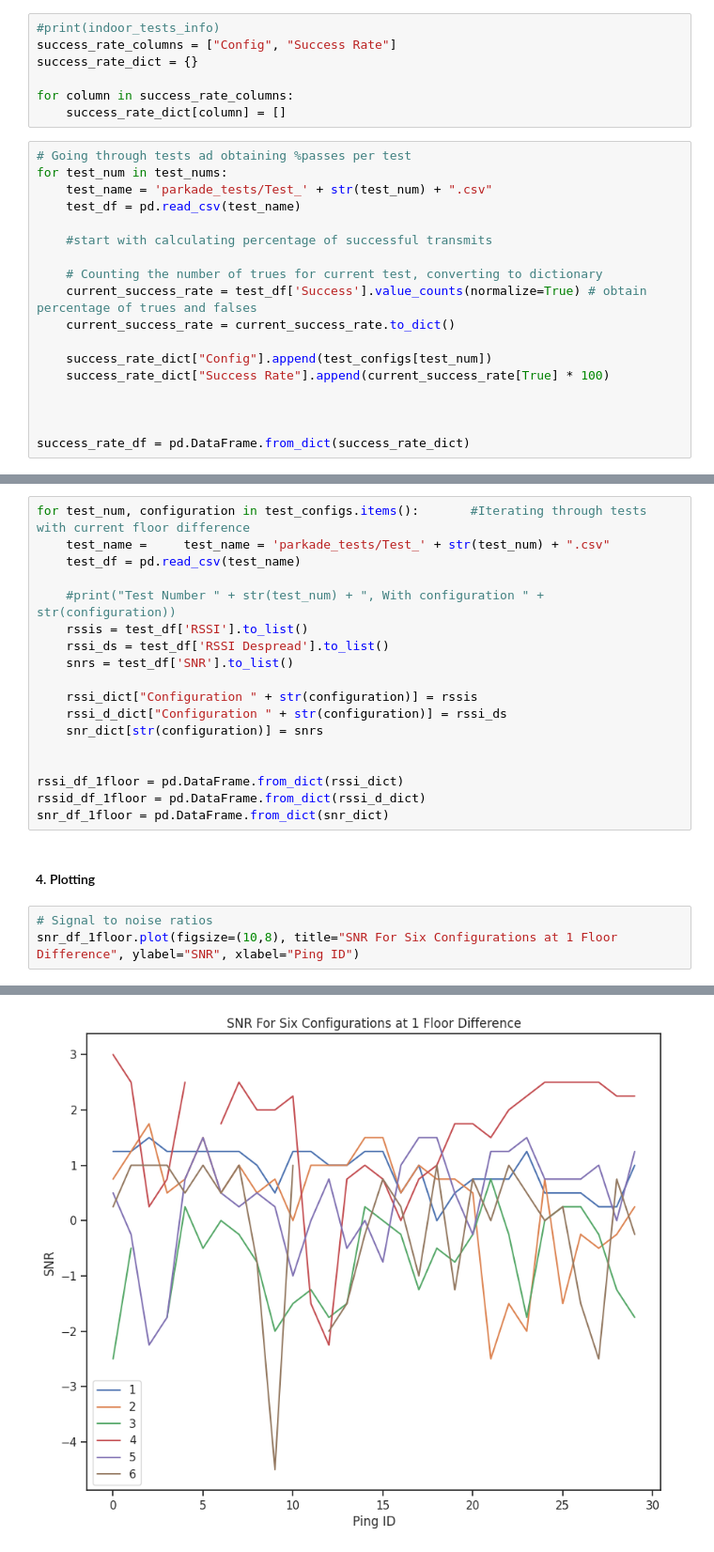
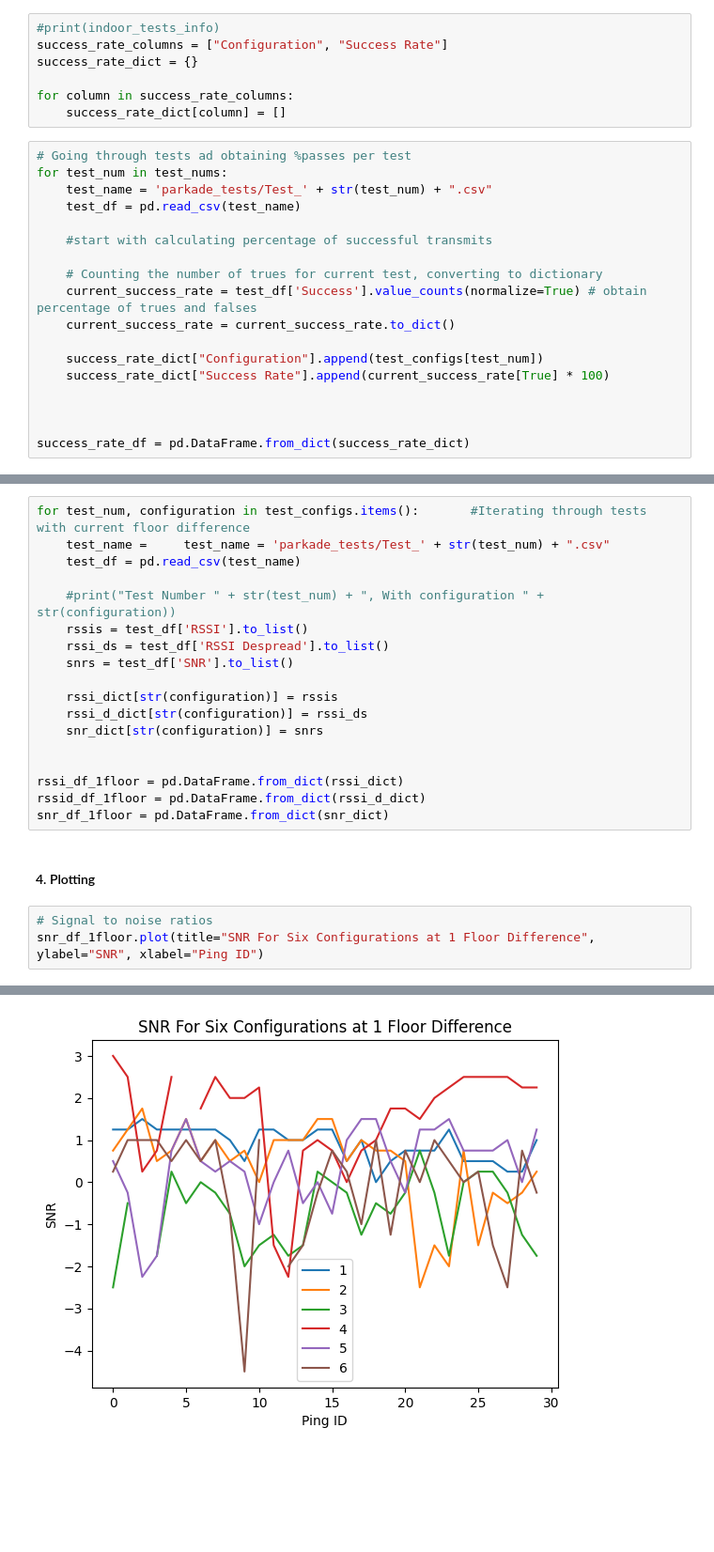
Before and after one commit to marrrk/LoRaDongle, a Jupyter notebook: testing/analyser.ipynb, the cells around one changed output, grey strips where cells are left out. Shown: that part at 94% size. Drawn from its saved outputs; the diff is of its cells as text; blank space fills up the shorter version.

```diff
--- a/testing/analyser.ipynb
+++ b/testing/analyser.ipynb
@@ -270,7 +270,7 @@ print(test_configs)
 Breaking down csvs and creating one dataframe that stores success rate of the six different configs over one floor difference
 # %%
 #print(indoor_tests_info)
-success_rate_columns = ["Config", "Success Rate"]
+success_rate_columns = ["Configuration", "Success Rate"]
 success_rate_dict = {}
 
 for column in success_rate_columns:
@@ -287,7 +287,7 @@ for test_num in test_nums:
     current_success_rate = test_df['Success'].value_counts(normalize=True) # obtain percentage of trues and falses
     current_success_rate = current_success_rate.to_dict()
 
-    success_rate_dict["Config"].append(test_configs[test_num])
+    success_rate_dict["Configuration"].append(test_configs[test_num])
     success_rate_dict["Success Rate"].append(current_success_rate[True] * 100)
 
 
@@ -331,8 +333,8 @@ for test_num, configuration in test_configs.items():       #Iterating through te
     rssi_ds = test_df['RSSI Despread'].to_list()
     snrs = test_df['SNR'].to_list()
 
-    rssi_dict["Configuration " + str(configuration)] = rssis
-    rssi_d_dict["Configuration " + str(configuration)] = rssi_ds
+    rssi_dict[str(configuration)] = rssis
+    rssi_d_dict[str(configuration)] = rssi_ds
     snr_dict[str(configuration)] = snrs
 
 
@@ -343,7 +345,7 @@ snr_df_1floor = pd.DataFrame.from_dict(snr_dict)
 #### 4. Plotting
 # %%
 # Signal to noise ratios
-snr_df_1floor.plot(figsize=(10,8), title="SNR For Six Configurations at 1 Floor Difference", ylabel="SNR", xlabel="Ping ID")
+snr_df_1floor.plot(title="SNR For Six Configurations at 1 Floor Difference", ylabel="SNR", xlabel="Ping ID")
 # %% [output]
 <AxesSubplot: title={'center': 'SNR For Six Configurations at 1 Floor Difference'}, xlabel='Ping ID', ylabel='SNR'>
-[figure, old version]
+[figure, new version]
```
Also changed, not shown: parts of 59 cells of this notebook, 8 other files.
